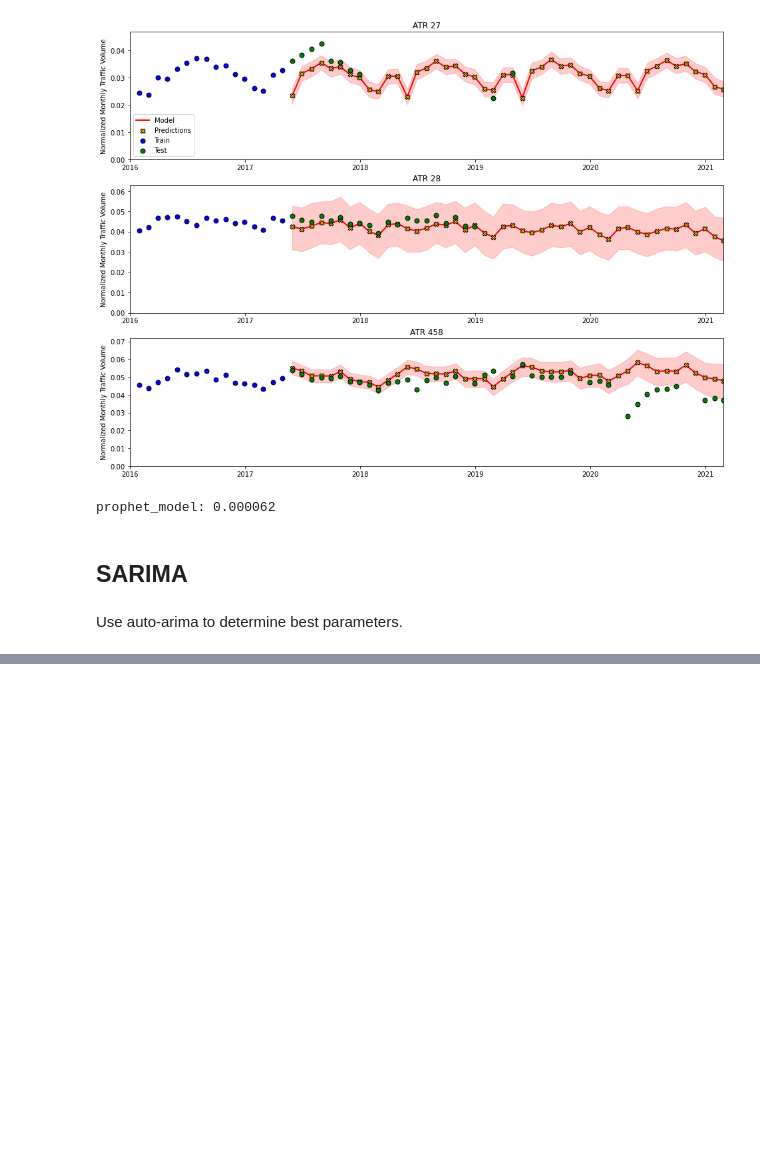
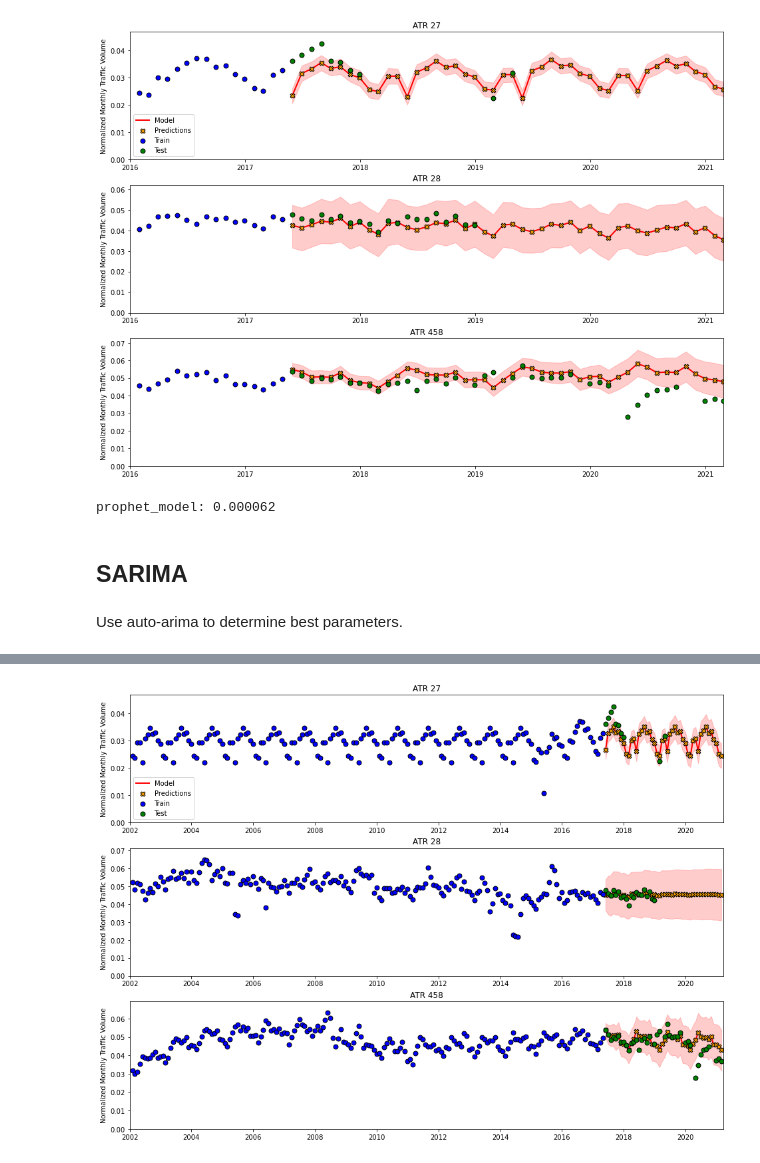
Before and after one commit to nmwodarz/traffic-project, a Jupyter notebook: Capstone 3 - Modeling.ipynb, the cells around one changed output, grey strips where cells are left out. Saved outputs shown, nothing was run; the diff lists cells and outputs as text; code cells hidden in the pictures; blank space fills up the shorter version.

```diff
--- a/Capstone 3 - Modeling.ipynb
+++ b/Capstone 3 - Modeling.ipynb
@@ -248,6 +248,20 @@ class model_data:
     @property
     def columns(self):
         return self._full_df.columns
+
+    def _data(self, data_range, restricted=['train', 'test', 'validation','full', 'validation_train']):
+        if data_range not in restricted:
+            raise ValueError(f'Expected one of {restricted}. Received {data_range}')
+        if data_range == 'full':
+            return self.full
+        elif data_range == 'train':
+            return self.train
+        elif data_range == 'validation_train':
+            return self.validation_train
+        elif data_range == 'validation':
+            return self.validation
+        elif data_range == 'test':
+            return self.test
 # %%
 class model:
     '''
@@ -281,6 +295,14 @@ class model:
     def model_parameters(self):
         return self._model_parameters
 
+    def __repr__(self):
+        return '\n'.join([
+            f'{self.name}',
+            f'',
+            f'{self._data}'
+        ])
+
+
     # Pure virtual methods for model fitting
 
     # Must be implented
@@ -1291,3 +1250,2 @@ class sarima_model(model):
 # %%
-%%time
-arima_aic = fit_arima(imputed_train_df)
+sarima = sarima_model(imputed_df)
@@ -1313,4 +1252,4 @@ Wall time: 1h 12min 38s
 # %%
 %%time
-arima_mse = fit_arima(imputed_train_df, out_of_sample_size=0.1)
+sarima.fit('validation_train', validation=True)
 # %% [output]
@@ -1372,3 +1262,5 @@ class sarima_model(model):
 # %%
-pmd = pmdarima.arima.auto_arima(imputed_train_df['26'], seasonal=True, m=12)
+sarima.plot(plot_cols)
+# %% [output]
+[figure, added]
 # %%
```
Also changed, not shown: parts of 70 cells of this notebook.
